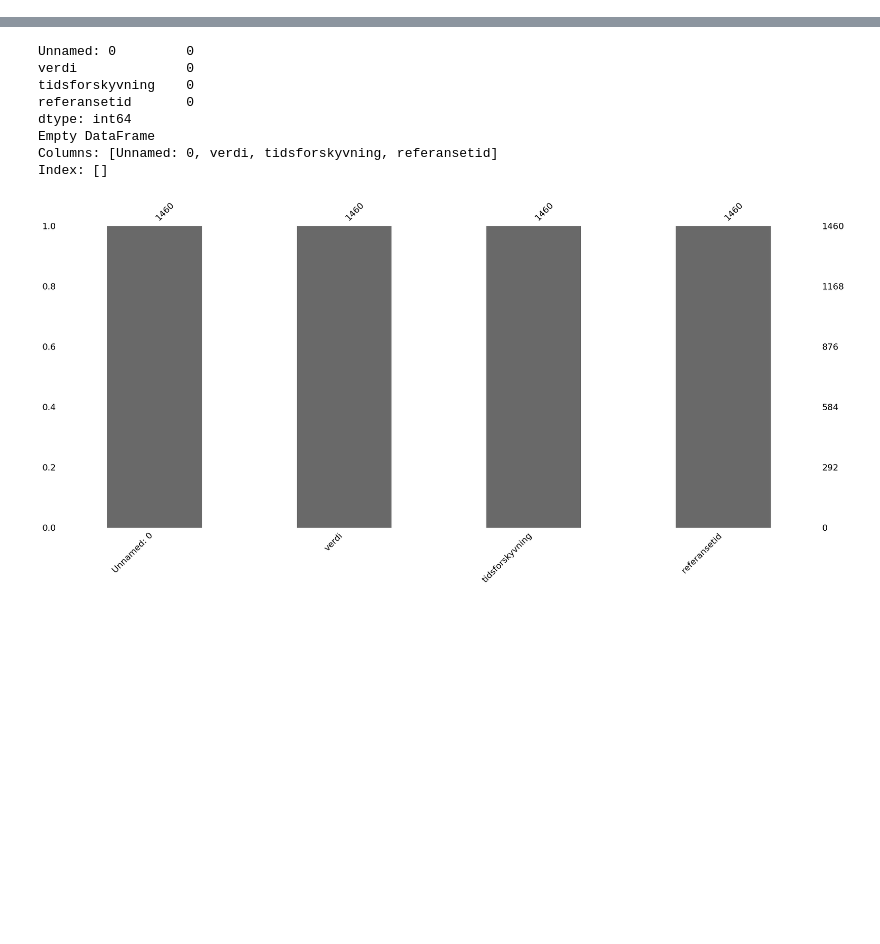
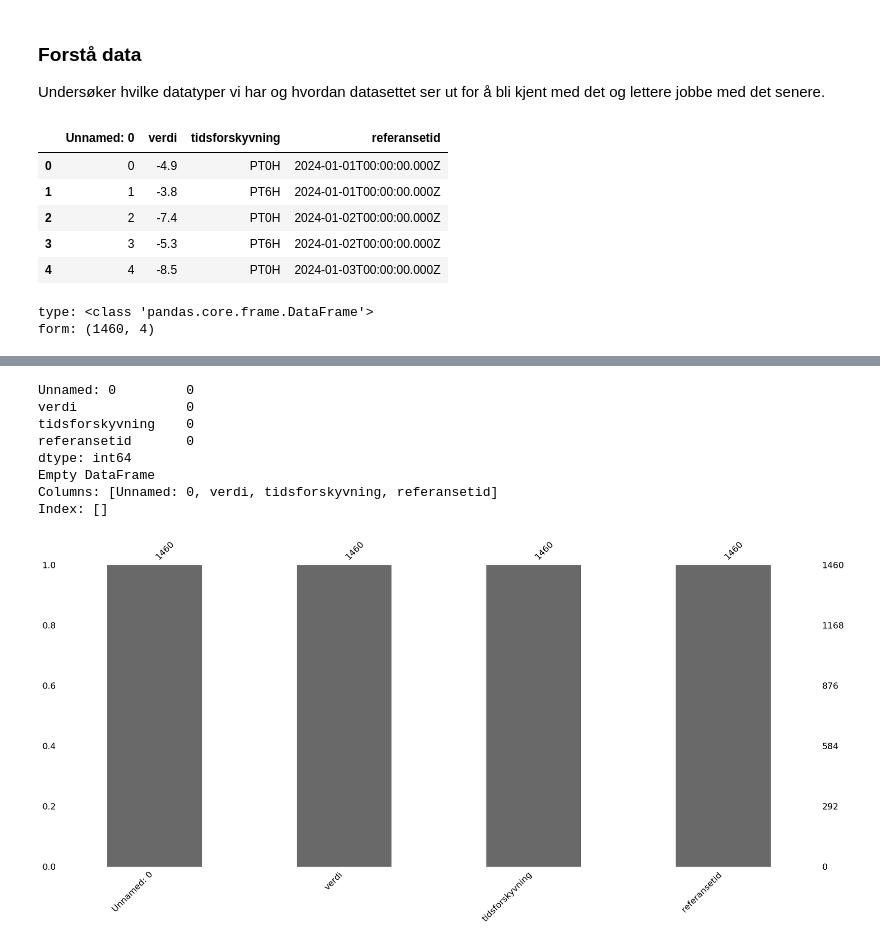
Before and after one commit to Sofihage/Milj-dataanalyse, a Jupyter notebook: notebooks/temperature.ipynb, the cells around one changed output, grey strips where cells are left out. Saved outputs shown, nothing was run; the diff lists cells and outputs as text; code cells hidden in the pictures; blank space fills up the shorter version.

```diff
--- a/notebooks/temperature.ipynb
+++ b/notebooks/temperature.ipynb
@@ -17,0 +28,22 @@ import functions as fc
+# %% [markdown]
+### Forstå data
+Undersøker hvilke datatyper vi har og hvordan datasettet ser ut for å bli kjent med det og lettere jobbe med det senere.
+# %%
+# Viser de fem første linjene
+temperature.head()
+# %% [output]
+|  | Unnamed: 0 | verdi | tidsforskyvning | referansetid |
+| 0 | 0 | -4.9 | PT0H | 2024-01-01T00:00:00.000Z |
+| 1 | 1 | -3.8 | PT6H | 2024-01-01T00:00:00.000Z |
+| 2 | 2 | -7.4 | PT0H | 2024-01-02T00:00:00.000Z |
+| 3 | 3 | -5.3 | PT6H | 2024-01-02T00:00:00.000Z |
+| 4 | 4 | -8.5 | PT0H | 2024-01-03T00:00:00.000Z |
+# %%
+# Viser typen til datasettet
+print('type:', type(temperature))
+
+# Viser hvor mange rader og linjer datasettet har
+print('form:', temperature.shape)
+# %% [output]
+type: <class 'pandas.core.frame.DataFrame'>
+form: (1460, 4)
```
Also changed, not shown: parts of 14 cells of this notebook.
